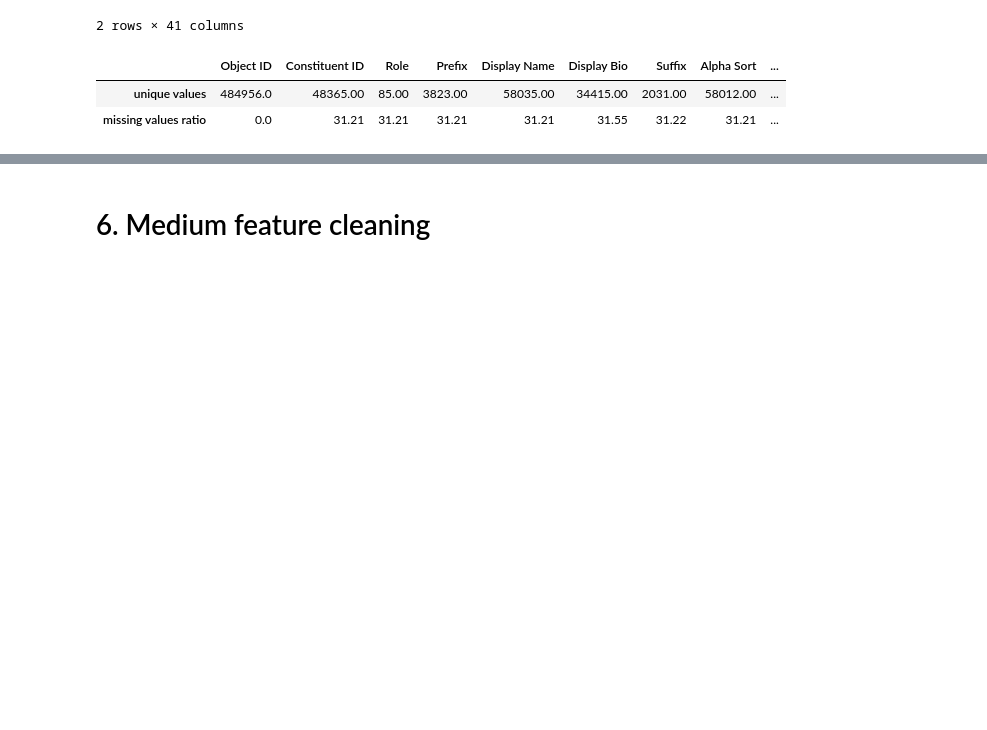
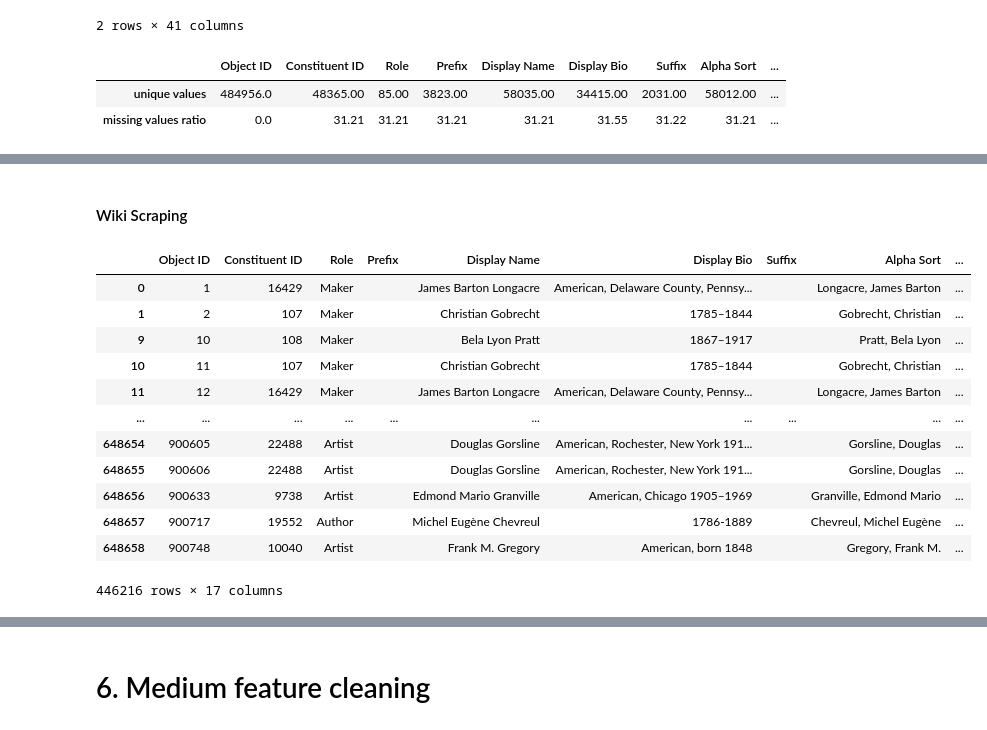
Before and after one commit to nickobard/Data-Preprocessing-Course, a Jupyter notebook: 01/01_homework.ipynb, the cells around one changed output, grey strips where cells are left out. Drawn from its saved outputs; the diff is of its cells as text; code cells hidden in the pictures; blank space fills up the shorter version.

Commit message:
Start working on imputation

```diff
--- a/01/01_homework.ipynb
+++ b/01/01_homework.ipynb
@@ -1921,0 +1932,3 @@ Ideally, we want to impute columns, where missing values ratio is low, and it is
+# %%
+df_art_not_nan = df_artists.dropna(subset=df_artists.columns.difference(['Object ID']), how='all')
+imputation_stats(df_art_not_nan)
@@ -1964,0 +2006,18 @@ pd.merge(left=df_class_long, right=df_tags, on='Object ID', how='left',
+# %% [markdown]
+#### Wiki Scraping
+# %%
+df_art_not_nan
+# %% [output]
+|  | Object ID | Constituent ID | Role | Prefix | Display Name | Display Bio | Suffix | Alpha Sort | ... |
+| 0 | 1 | 16429 | Maker |  | James Barton Longacre | American, Delaware County, Pennsy... |  | Longacre, James Barton | ... |
+| 1 | 2 | 107 | Maker |  | Christian Gobrecht | 1785–1844 |  | Gobrecht, Christian | ... |
+| 9 | 10 | 108 | Maker |  | Bela Lyon Pratt | 1867–1917 |  | Pratt, Bela Lyon | ... |
+| 10 | 11 | 107 | Maker |  | Christian Gobrecht | 1785–1844 |  | Gobrecht, Christian | ... |
+| 11 | 12 | 16429 | Maker |  | James Barton Longacre | American, Delaware County, Pennsy... |  | Longacre, James Barton | ... |
+| ... | ... | ... | ... | ... | ... | ... | ... | ... | ... |
+| 648654 | 900605 | 22488 | Artist |  | Douglas Gorsline | American, Rochester, New York 191... |  | Gorsline, Douglas | ... |
+| 648655 | 900606 | 22488 | Artist |  | Douglas Gorsline | American, Rochester, New York 191... |  | Gorsline, Douglas | ... |
+| 648656 | 900633 | 9738 | Artist |  | Edmond Mario Granville | American, Chicago 1905–1969 |  | Granville, Edmond Mario | ... |
+| 648657 | 900717 | 19552 | Author |  | Michel Eugène Chevreul | 1786-1889 |  | Chevreul, Michel Eugène | ... |
+| 648658 | 900748 | 10040 | Artist |  | Frank M. Gregory | American, born 1848 |  | Gregory, Frank M. | ... |
+446216 rows × 17 columns
```
Also changed, not shown: parts of 20 cells of this notebook, 2 other files.
